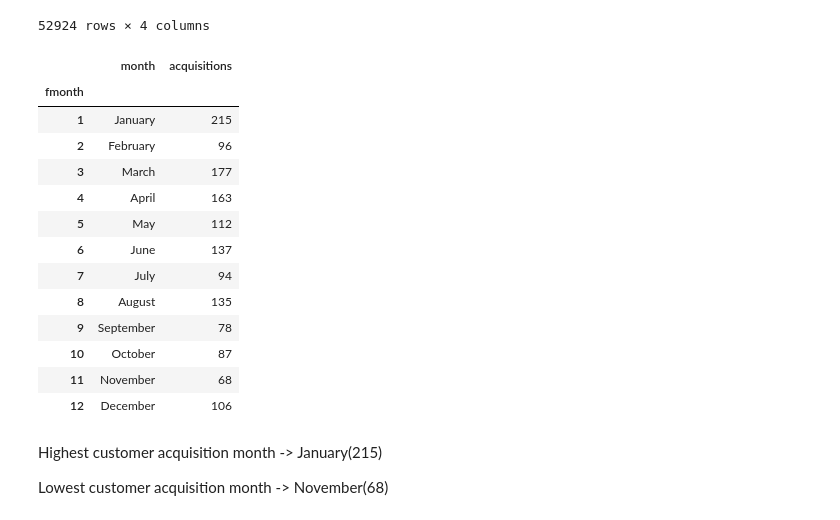
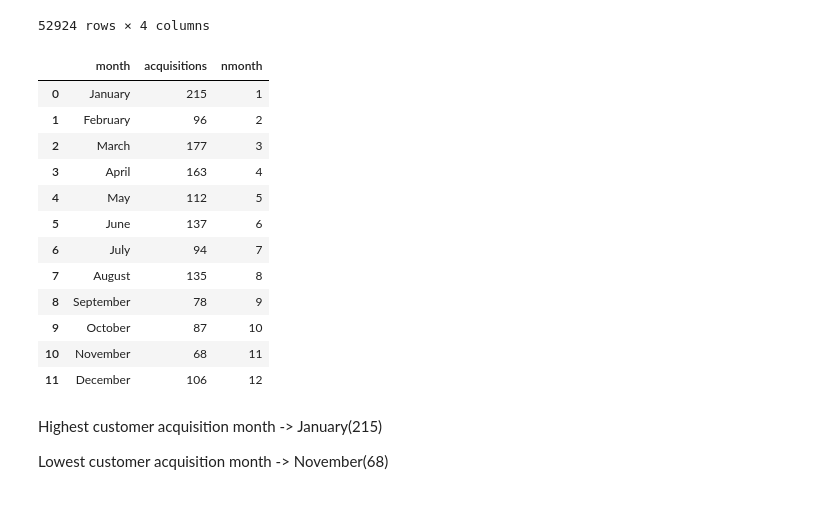
Before and after one commit to sanketmishra009/scaler, a Jupyter notebook: projects/e-commerceAnalysis/analysis.ipynb, the cells around one changed output. Saved outputs shown, nothing was run; the diff lists cells and outputs as text; code cells hidden in the pictures.

```diff
--- a/projects/e-commerceAnalysis/analysis.ipynb
+++ b/projects/e-commerceAnalysis/analysis.ipynb
@@ -48,32 +48,32 @@ df
 # %%
 #get first transaction
 ftransactions = df.groupby('customerid')['transaction_date'].agg('min').reset_index()
 #extract month from transaction_date
 
 ftransactions.rename(columns = {'transaction_date':'first_transaction_date'} , inplace = True)
 ftransactions['fmonth'] = ftransactions['first_transaction_date'].dt.month
 ftransactions['month'] = ftransactions['first_transaction_date'].dt.month_name()
 ftransactions
 
 #group by month
 
-acq = ftransactions.groupby('month').agg({'customerid':'nunique' , 'fmonth':'first'}).reset_index().sort_values(by = 'fmonth').set_index('fmonth').rename(columns={'customerid':'acquisitions'})
-acq
+acqs = ftransactions.groupby('month').agg({'customerid':'nunique' , 'fmonth':'first'}).reset_index().sort_values(by = 'fmonth').rename(columns={'customerid':'acquisitions', 'fmonth':'nmonth'}).reset_index(drop=True)
+
+acqs
 # %% [output]
-|  | month | acquisitions |
-| fmonth |  |  |
-| 1 | January | 215 |
-| 2 | February | 96 |
-| 3 | March | 177 |
-| 4 | April | 163 |
-| 5 | May | 112 |
-| 6 | June | 137 |
-| 7 | July | 94 |
-| 8 | August | 135 |
-| 9 | September | 78 |
-| 10 | October | 87 |
-| 11 | November | 68 |
-| 12 | December | 106 |
+|  | month | acquisitions | nmonth |
+| 0 | January | 215 | 1 |
+| 1 | February | 96 | 2 |
+| 2 | March | 177 | 3 |
+| 3 | April | 163 | 4 |
+| 4 | May | 112 | 5 |
+| 5 | June | 137 | 6 |
+| 6 | July | 94 | 7 |
+| 7 | August | 135 | 8 |
+| 8 | September | 78 | 9 |
+| 9 | October | 87 | 10 |
+| 10 | November | 68 | 11 |
+| 11 | December | 106 | 12 |
 # %% [markdown]
 Highest customer acquisition month -> January(215)
 
```
Also changed, not shown: parts of 96 cells of this notebook, 8 other files.
